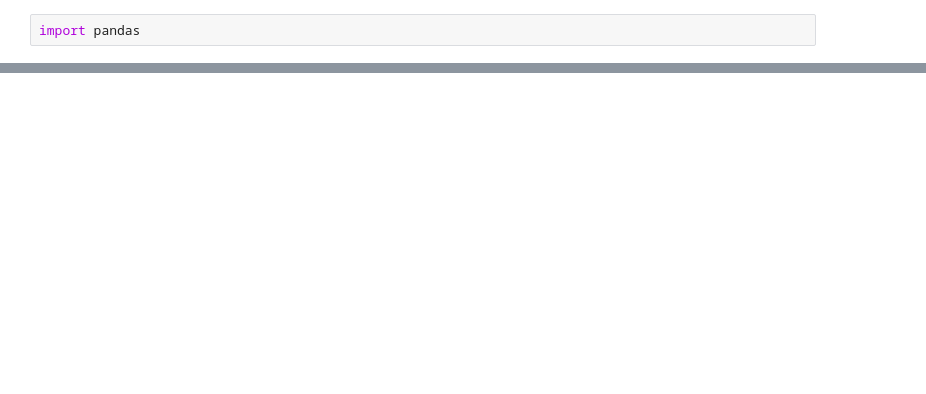
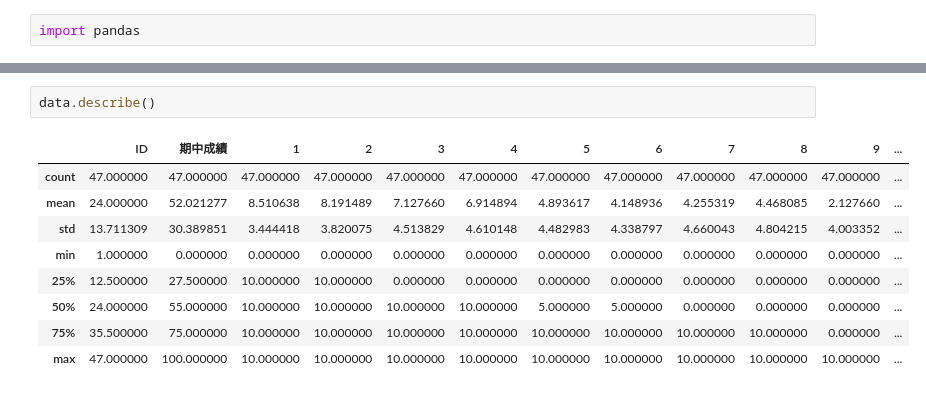
Before and after one commit to davgo0103/Financial-data-analysis, a Jupyter notebook: 11-09.ipynb, the cells around one changed output, grey strips where cells are left out. Saved outputs shown, nothing was run; the diff lists cells and outputs as text; blank space fills up the shorter version.

```diff
--- a/11-09.ipynb
+++ b/11-09.ipynb
@@ -24,0 +33,12 @@ data
+# %%
+data.describe()
+# %% [output]
+|  | ID | 期中成績 | 1 | 2 | 3 | 4 | 5 | 6 | 7 | 8 | 9 | ... |
+| count | 47.000000 | 47.000000 | 47.000000 | 47.000000 | 47.000000 | 47.000000 | 47.000000 | 47.000000 | 47.000000 | 47.000000 | 47.000000 | ... |
+| mean | 24.000000 | 52.021277 | 8.510638 | 8.191489 | 7.127660 | 6.914894 | 4.893617 | 4.148936 | 4.255319 | 4.468085 | 2.127660 | ... |
+| std | 13.711309 | 30.389851 | 3.444418 | 3.820075 | 4.513829 | 4.610148 | 4.482983 | 4.338797 | 4.660043 | 4.804215 | 4.003352 | ... |
+| min | 1.000000 | 0.000000 | 0.000000 | 0.000000 | 0.000000 | 0.000000 | 0.000000 | 0.000000 | 0.000000 | 0.000000 | 0.000000 | ... |
+| 25% | 12.500000 | 27.500000 | 10.000000 | 10.000000 | 0.000000 | 0.000000 | 0.000000 | 0.000000 | 0.000000 | 0.000000 | 0.000000 | ... |
+| 50% | 24.000000 | 55.000000 | 10.000000 | 10.000000 | 10.000000 | 10.000000 | 5.000000 | 5.000000 | 0.000000 | 0.000000 | 0.000000 | ... |
+| 75% | 35.500000 | 75.000000 | 10.000000 | 10.000000 | 10.000000 | 10.000000 | 10.000000 | 10.000000 | 10.000000 | 10.000000 | 0.000000 | ... |
+| max | 47.000000 | 100.000000 | 10.000000 | 10.000000 | 10.000000 | 10.000000 | 10.000000 | 10.000000 | 10.000000 | 10.000000 | 10.000000 | ... |
```
Also changed, not shown: parts of 5 cells of this notebook, 1 other file.
